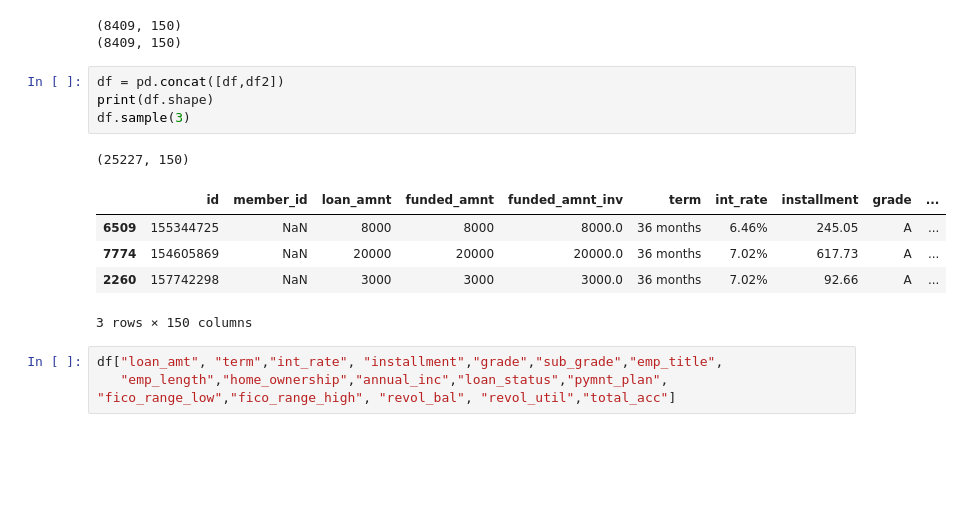
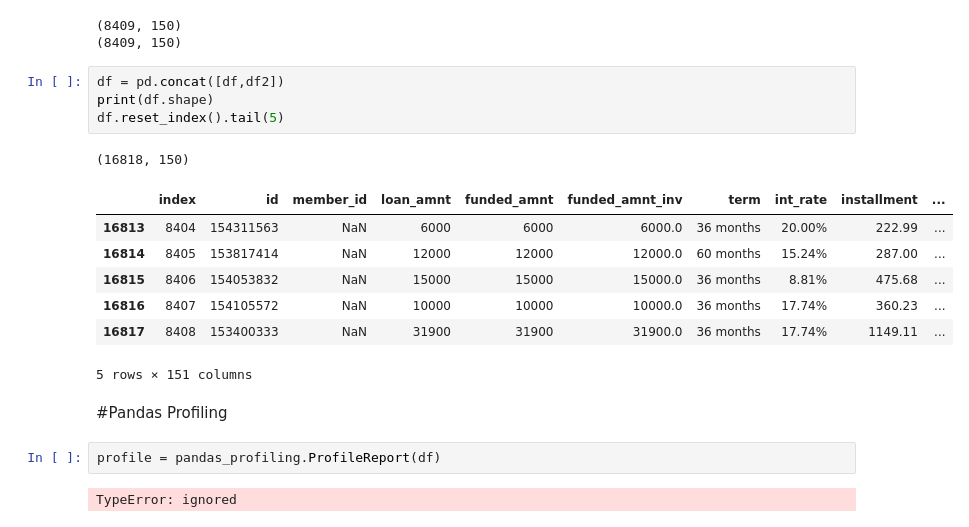
Before and after one commit to Avery1493/Lending-Club, a Jupyter notebook: EDA.ipynb, the cells around one changed output. Drawn from its saved outputs; the diff is of its cells as text; blank space fills up the shorter version.

```diff
--- a/EDA.ipynb
+++ b/EDA.ipynb
@@ -24,17 +51,22 @@ print(df2.shape)
 # %%
 df = pd.concat([df,df2])
 print(df.shape)
-df.sample(3)
+df.reset_index().tail(5)
 # %% [output]
-(25227, 150)
+(16818, 150)
-|  | id | member_id | loan_amnt | funded_amnt | funded_amnt_inv | term | int_rate | installment | grade | ... |
-| 6509 | 155344725 | NaN | 8000 | 8000 | 8000.0 | 36 months | 6.46% | 245.05 | A | ... |
-| 7774 | 154605869 | NaN | 20000 | 20000 | 20000.0 | 36 months | 7.02% | 617.73 | A | ... |
-| 2260 | 157742298 | NaN | 3000 | 3000 | 3000.0 | 36 months | 7.02% | 92.66 | A | ... |
+|  | index | id | member_id | loan_amnt | funded_amnt | funded_amnt_inv | term | int_rate | installment | ... |
+| 16813 | 8404 | 154311563 | NaN | 6000 | 6000 | 6000.0 | 36 months | 20.00% | 222.99 | ... |
+| 16814 | 8405 | 153817414 | NaN | 12000 | 12000 | 12000.0 | 60 months | 15.24% | 287.00 | ... |
+| 16815 | 8406 | 154053832 | NaN | 15000 | 15000 | 15000.0 | 36 months | 8.81% | 475.68 | ... |
+| 16816 | 8407 | 154105572 | NaN | 10000 | 10000 | 10000.0 | 36 months | 17.74% | 360.23 | ... |
+| 16817 | 8408 | 153400333 | NaN | 31900 | 31900 | 31900.0 | 36 months | 17.74% | 1149.11 | ... |
-3 rows × 150 columns
+5 rows × 151 columns
-# %%
-df["loan_amt", "term","int_rate", "installment","grade","sub_grade","emp_title",
-   "emp_length","home_ownership","annual_inc","loan_status","pymnt_plan", "fico_range_low","fico_range_high", "revol_bal", "revol_util","total_acc"]
+# %% [markdown]
+#Pandas Profiling
+# %%
+profile = pandas_profiling.ProfileReport(df)
+# %% [output]
+TypeError: ignored
 # %%
 df.describe(exclude="number")
 # %% [output]
```
Also changed, not shown: parts of 9 cells of this notebook.
